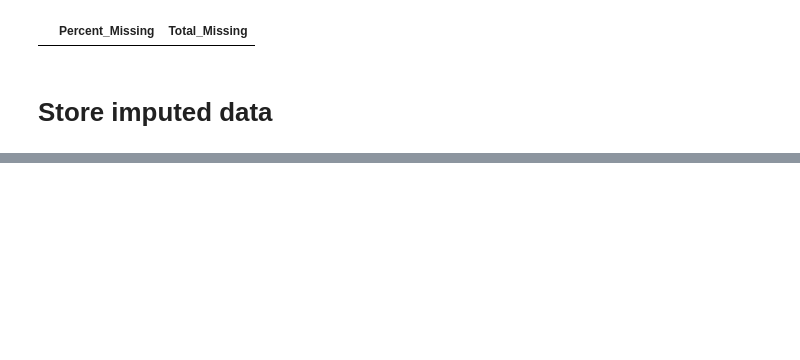
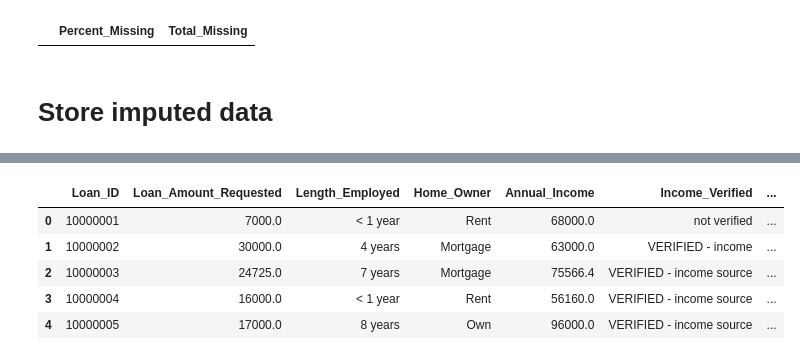
Before and after one commit to AvinashRamireddy31/Banking, a Jupyter notebook: src/data_processing/data_processing.ipynb, the cells around one changed output, grey strips where cells are left out. Drawn from its saved outputs; the diff is of its cells as text; code cells hidden in the pictures; blank space fills up the shorter version.

```diff
--- a/src/data_processing/data_processing.ipynb
+++ b/src/data_processing/data_processing.ipynb
@@ -287,0 +297,12 @@ train_data.head()
+# %%
+sample = train_data.copy()
+sample['Experience'] = train_data['Length_Employed'].replace('< 1 year', '0.5')
+sample['Experience'] = sample['Experience'].replace(['years', 'year'], '')
+sample.head()
+# %% [output]
+|  | Loan_ID | Loan_Amount_Requested | Length_Employed | Home_Owner | Annual_Income | Income_Verified | ... |
+| 0 | 10000001 | 7000.0 | < 1 year | Rent | 68000.0 | not verified | ... |
+| 1 | 10000002 | 30000.0 | 4 years | Mortgage | 63000.0 | VERIFIED - income | ... |
+| 2 | 10000003 | 24725.0 | 7 years | Mortgage | 75566.4 | VERIFIED - income source | ... |
+| 3 | 10000004 | 16000.0 | < 1 year | Rent | 56160.0 | VERIFIED - income source | ... |
+| 4 | 10000005 | 17000.0 | 8 years | Own | 96000.0 | VERIFIED - income source | ... |
```
Also changed, not shown: parts of 26 cells of this notebook, 2 other files.
